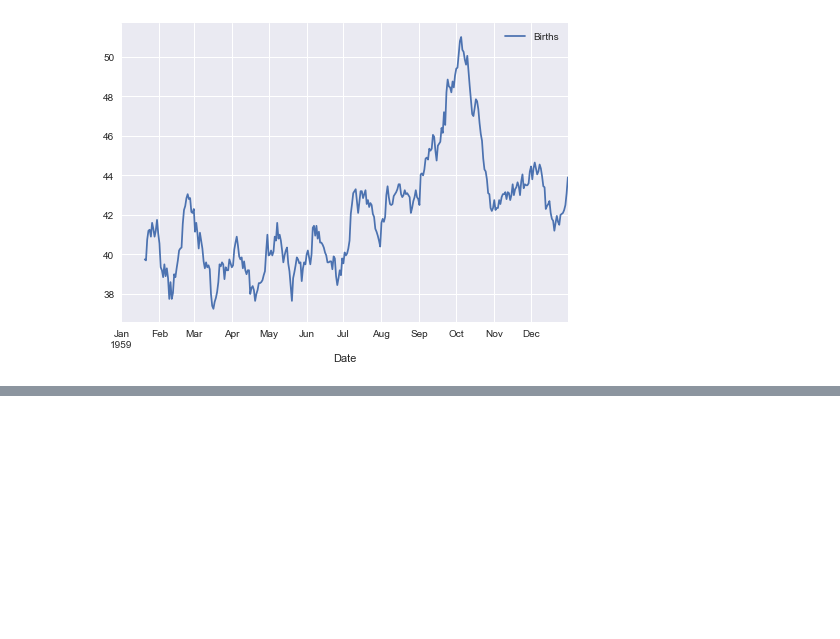
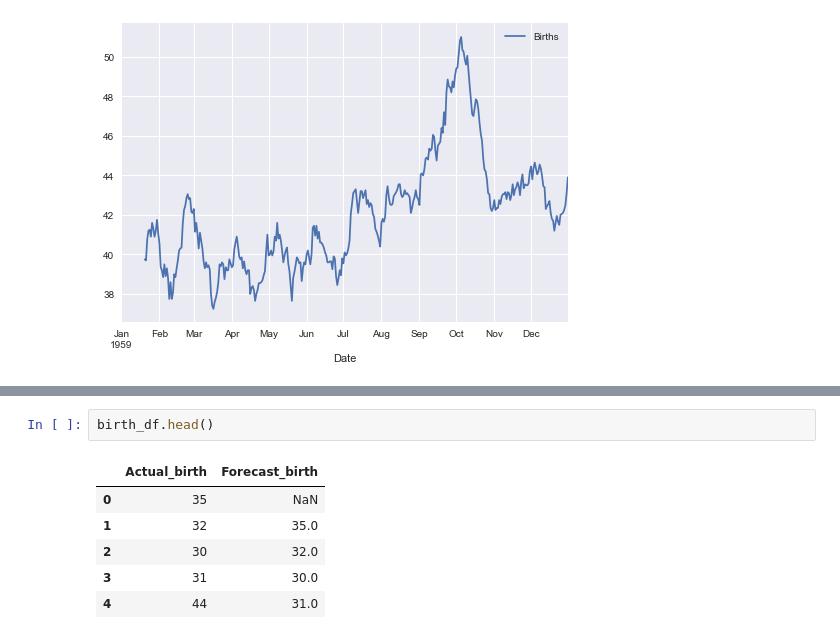
Before and after one commit to JayantGoel001/Time-Series, a Jupyter notebook: time series.ipynb, the cells around one changed output, grey strips where cells are left out. Saved outputs shown, nothing was run; the diff lists cells and outputs as text; blank space fills up the shorter version.

```diff
--- a/time series.ipynb
+++ b/time series.ipynb
@@ -56,0 +74,9 @@ plt.show()
+# %%
+birth_df.head()
+# %% [output]
+|  | Actual_birth | Forecast_birth |
+| 0 | 35 | NaN |
+| 1 | 32 | 35.0 |
+| 2 | 30 | 32.0 |
+| 3 | 31 | 30.0 |
+| 4 | 44 | 31.0 |
```
Also changed, not shown: parts of 7 cells of this notebook.
